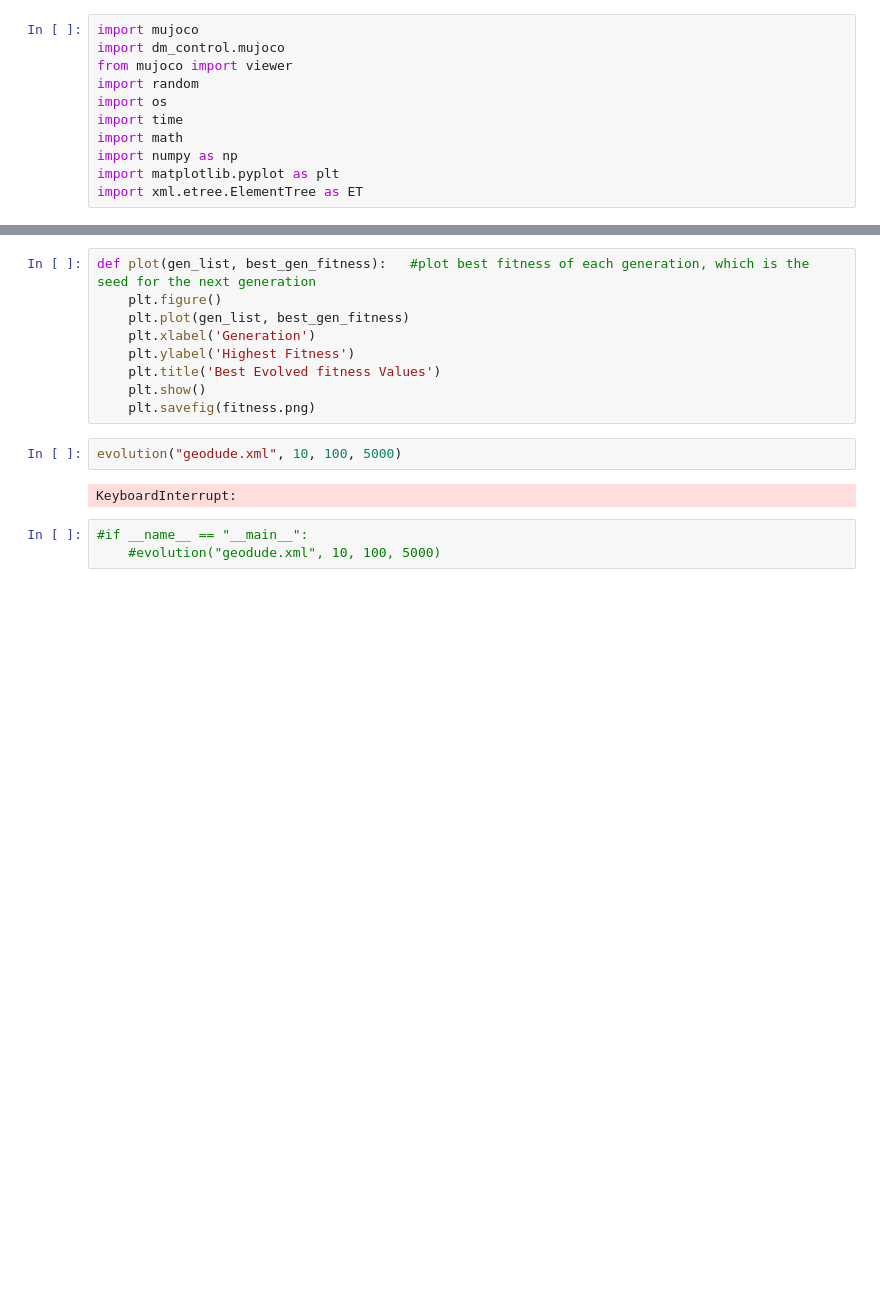
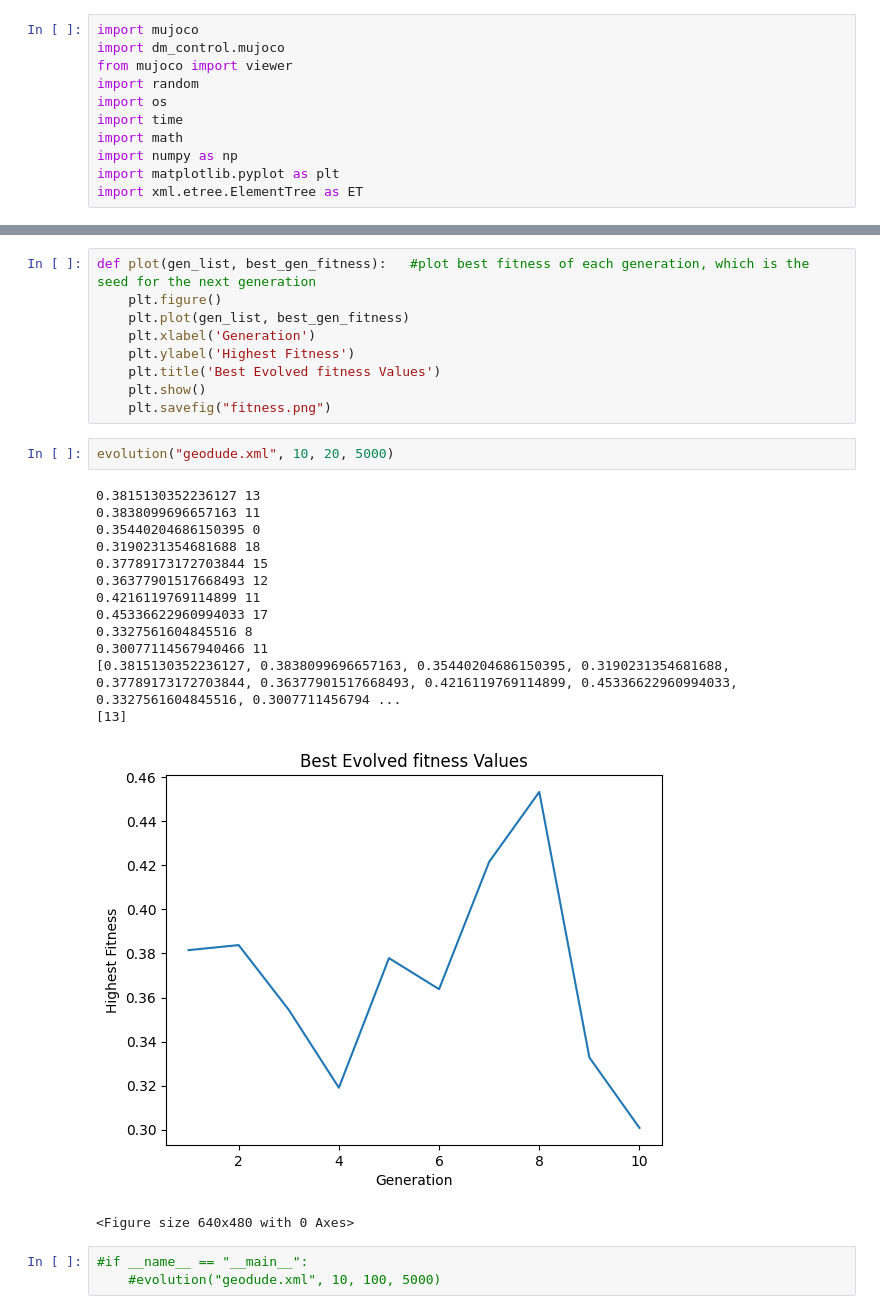
Before and after one commit to pkaarthik/ALife2024, a Jupyter notebook: ALife.ipynb, the cells around one changed output, grey strips where cells are left out. Drawn from its saved outputs; the diff is of its cells as text; blank space fills up the shorter version.

```diff
--- a/ALife.ipynb
+++ b/ALife.ipynb
@@ -120,11 +118,24 @@ def plot(gen_list, best_gen_fitness):   #plot best fitness of each generation, w
     plt.ylabel('Highest Fitness')
     plt.title('Best Evolved fitness Values')
     plt.show()
-    plt.savefig(fitness.png)
+    plt.savefig("fitness.png")
 # %%
-evolution("geodude.xml", 10, 100, 5000)
+evolution("geodude.xml", 10, 20, 5000)
 # %% [output]
-KeyboardInterrupt:
+0.3815130352236127 13
+0.3838099696657163 11
+0.35440204686150395 0
+0.3190231354681688 18
+0.37789173172703844 15
+0.36377901517668493 12
+0.4216119769114899 11
+0.45336622960994033 17
+0.3327561604845516 8
+0.30077114567940466 11
+[0.3815130352236127, 0.3838099696657163, 0.35440204686150395, 0.3190231354681688, 0.37789173172703844, 0.36377901517668493, 0.4216119769114899, 0.45336622960994033, 0.3327561604845516, 0.3007711456794 ...
+[13]
+[figure, added]
+<Figure size 640x480 with 0 Axes>
 # %%
 #if __name__ == "__main__":
     #evolution("geodude.xml", 10, 100, 5000)
```
Also changed, not shown: parts of 2 cells of this notebook, 2 other files.
